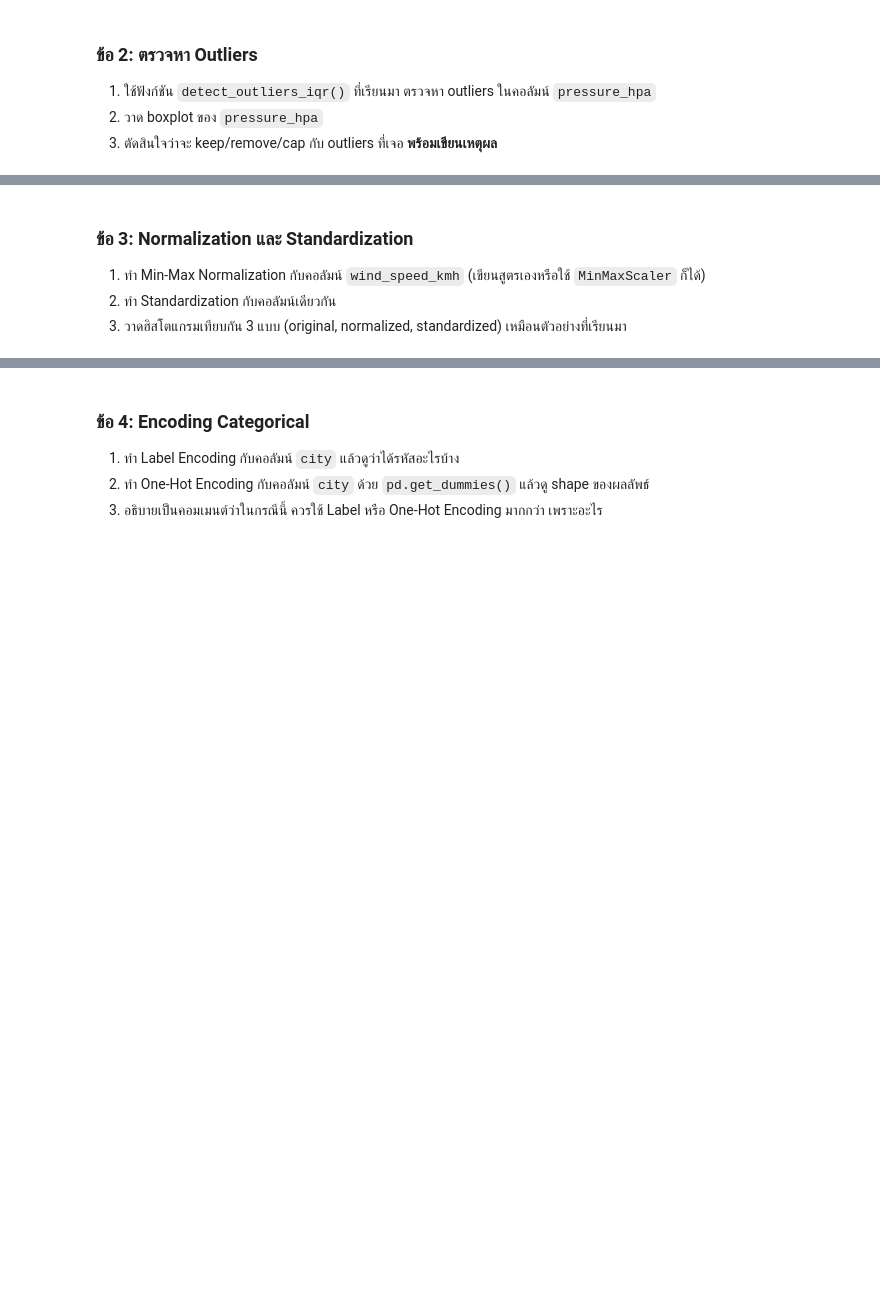
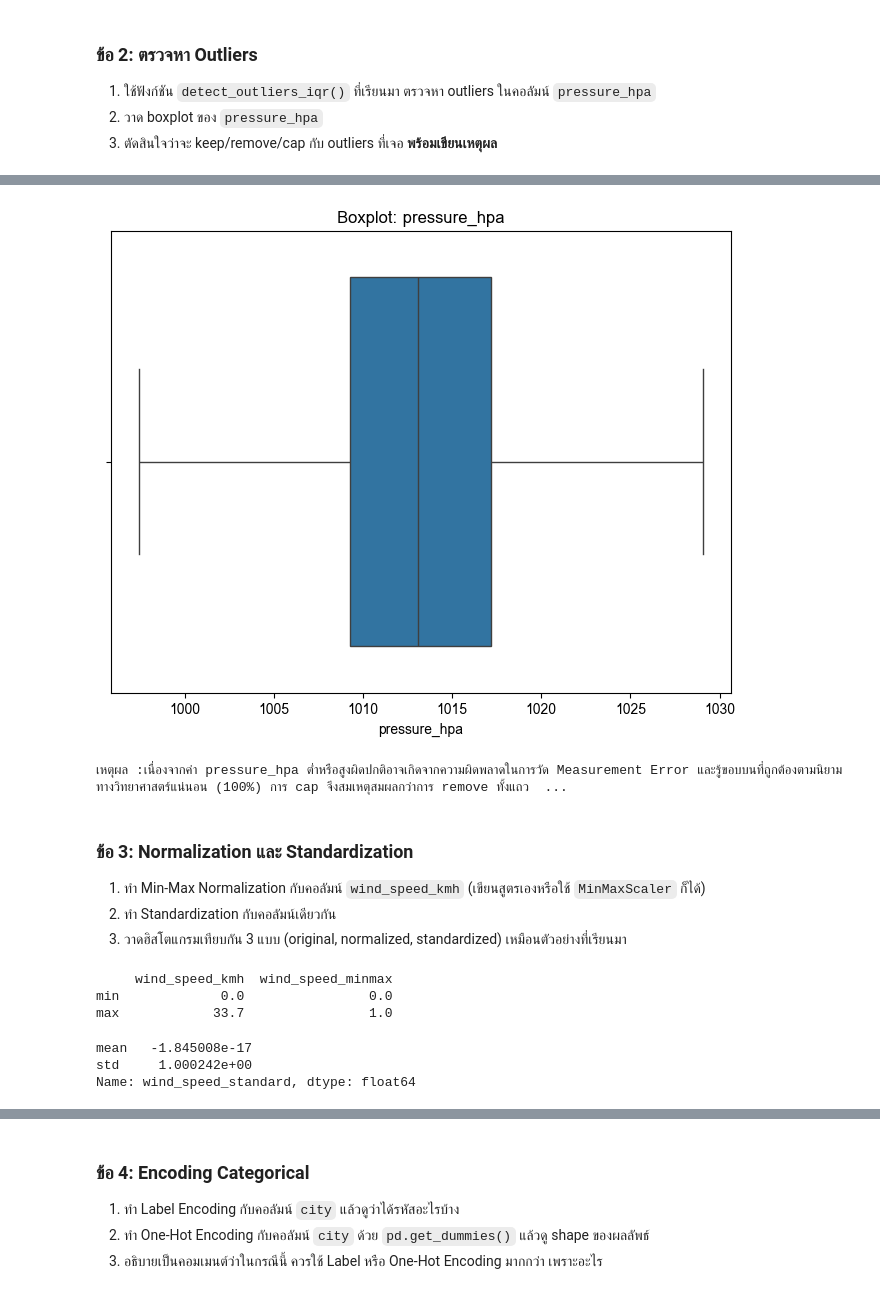
Before and after one commit to kulsiri19/683020564-6-kulsiri, a Jupyter notebook: SC612104_Session10_Data_Cleaning.ipynb, the cells around one changed output, grey strips where cells are left out. Drawn from its saved outputs; the diff is of its cells as text; code cells hidden in the pictures; blank space fills up the shorter version.

```diff
--- a/SC612104_Session10_Data_Cleaning.ipynb
+++ b/SC612104_Session10_Data_Cleaning.ipynb
@@ -996,3 +1238,23 @@ dtype: int64
+# %%
+#ข้อ 2
+plt.figure(figsize=(8,6))
+sns.boxplot(data=df, x="pressure_hpa")
+plt.title("Boxplot: pressure_hpa")
+plt.show()
+# %% [output]
+[figure, added]
+# %%
+#ข้อ 3 ตัดสินใจว่าจะ keep/remove/cap
+Q1 = df["pressure_hpa"].quantile(0.25)
+Q3 = df["pressure_hpa"].quantile(0.75)
+IQR = Q3 - Q1
+lower_bound = Q1 - 1.5 * IQR
+upper_bound = Q3 + 1.5 * IQR
+# cap ข้อมูล
+df["pressure_hpa"] = df["pressure_hpa"].clip(lower=lower_bound, upper=upper_bound)
+print(f"เหตุผล :เนื่องจากค่า pressure_hpa ต่ำหรือสูงผิดปกติอาจเกิดจากความผิดพลาดในการวัด Measurement Error และรู้ขอบบนที่ถูกต้องตามนิยามทางวิทยาศาสตร์แน่นอน (100%) การ cap จึงสมเหตุสมผลกว่าการ remove ทั้งแถว (ยังเก็บข้อมูลคอลัมน์อื่นของแถวนั้นไว้ได้)")
+# %% [output]
+เหตุผล :เนื่องจากค่า pressure_hpa ต่ำหรือสูงผิดปกติอาจเกิดจากความผิดพลาดในการวัด Measurement Error และรู้ขอบบนที่ถูกต้องตามนิยามทางวิทยาศาสตร์แน่นอน (100%) การ cap จึงสมเหตุสมผลกว่าการ remove ทั้งแถว  ...
 # %% [markdown]
 ### ข้อ 3: Normalization และ Standardization
 1. ทำ Min-Max Normalization กับคอลัมน์ `wind_speed_kmh` (เขียนสูตรเองหรือใช้ `MinMaxScaler` ก็ได้)
@@ -1002,0 +1263,20 @@ dtype: int64
+# %%
+# Normalization
+from sklearn.preprocessing import MinMaxScaler
+
+scaler = MinMaxScaler()
+df_clean["wind_speed_minmax"]= scaler.fit_transform(df_clean[["wind_speed_kmh"]])
+print(df_clean[["wind_speed_kmh", "wind_speed_minmax"]].describe().loc[["min", "max"]])
+# %% [output]
+     wind_speed_kmh  wind_speed_minmax
+min             0.0                0.0
+max            33.7                1.0
+# %%
+#Standardization
+scaler_std = StandardScaler()
+df_clean["wind_speed_standard"] = scaler_std.fit_transform(df_clean[["wind_speed_kmh"]])
+print(df_clean["wind_speed_standard"].describe()[["mean","std"]])
+# %% [output]
+mean   -1.845008e-17
+std     1.000242e+00
+Name: wind_speed_standard, dtype: float64
```
Also changed, not shown: parts of 47 cells of this notebook.
